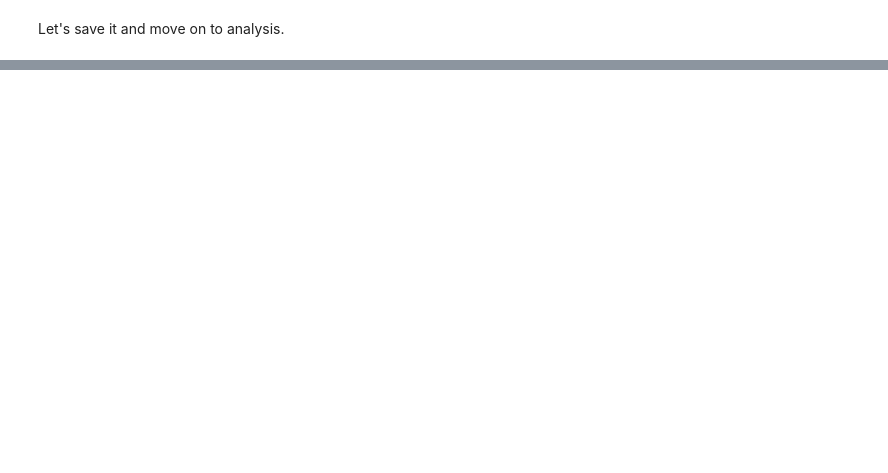
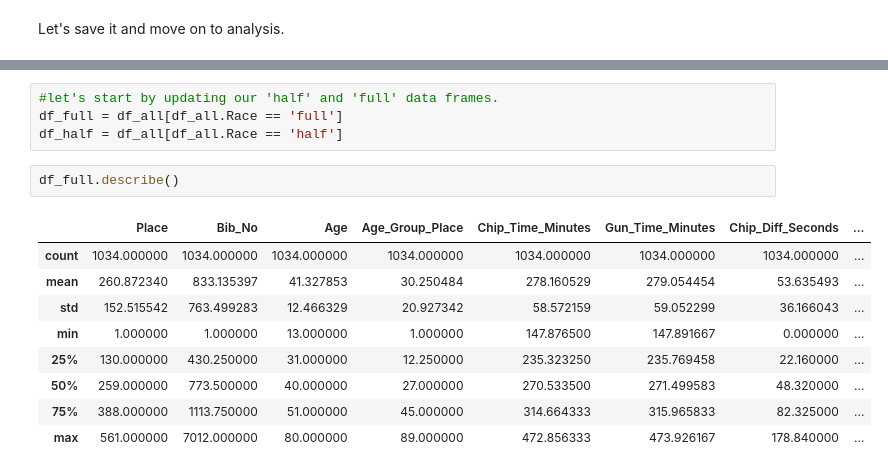
Before and after one commit to 4one4/2018-Missoula-Marathon, a Jupyter notebook: 2018 Missoula Marathon EDA.ipynb, the cells around one changed output, grey strips where cells are left out. Saved outputs shown, nothing was run; the diff lists cells and outputs as text; blank space fills up the shorter version.

```diff
--- a/2018 Missoula Marathon EDA.ipynb
+++ b/2018 Missoula Marathon EDA.ipynb
@@ -221,0 +265,16 @@ df_all.to_csv('data/2018_missoula_marathon_all_clean.csv', index=False)
+# %%
+#let's start by updating our 'half' and 'full' data frames.
+df_full = df_all[df_all.Race == 'full']
+df_half = df_all[df_all.Race == 'half']
+# %%
+df_full.describe()
+# %% [output]
+|  | Place | Bib_No | Age | Age_Group_Place | Chip_Time_Minutes | Gun_Time_Minutes | Chip_Diff_Seconds | ... |
+| count | 1034.000000 | 1034.000000 | 1034.000000 | 1034.000000 | 1034.000000 | 1034.000000 | 1034.000000 | ... |
+| mean | 260.872340 | 833.135397 | 41.327853 | 30.250484 | 278.160529 | 279.054454 | 53.635493 | ... |
+| std | 152.515542 | 763.499283 | 12.466329 | 20.927342 | 58.572159 | 59.052299 | 36.166043 | ... |
+| min | 1.000000 | 1.000000 | 13.000000 | 1.000000 | 147.876500 | 147.891667 | 0.000000 | ... |
+| 25% | 130.000000 | 430.250000 | 31.000000 | 12.250000 | 235.323250 | 235.769458 | 22.160000 | ... |
+| 50% | 259.000000 | 773.500000 | 40.000000 | 27.000000 | 270.533500 | 271.499583 | 48.320000 | ... |
+| 75% | 388.000000 | 1113.750000 | 51.000000 | 45.000000 | 314.664333 | 315.965833 | 82.325000 | ... |
+| max | 561.000000 | 7012.000000 | 80.000000 | 89.000000 | 472.856333 | 473.926167 | 178.840000 | ... |
```
Also changed, not shown: parts of 16 cells of this notebook, 1 other file.
